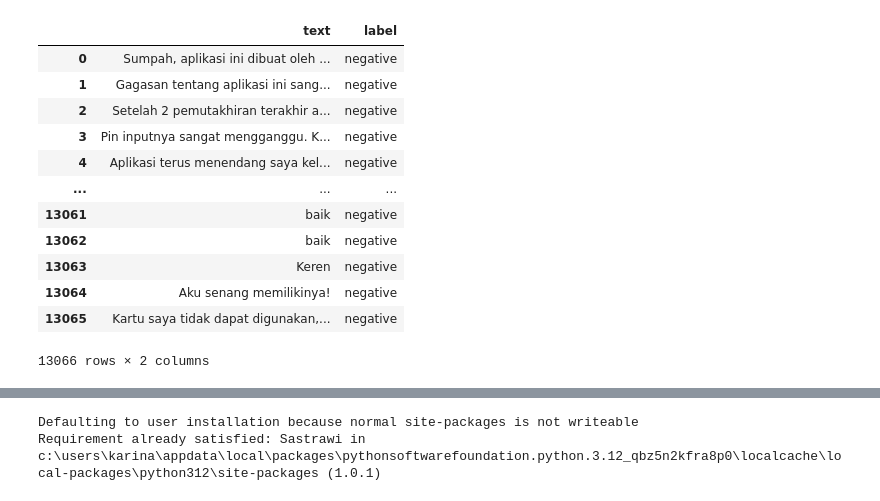
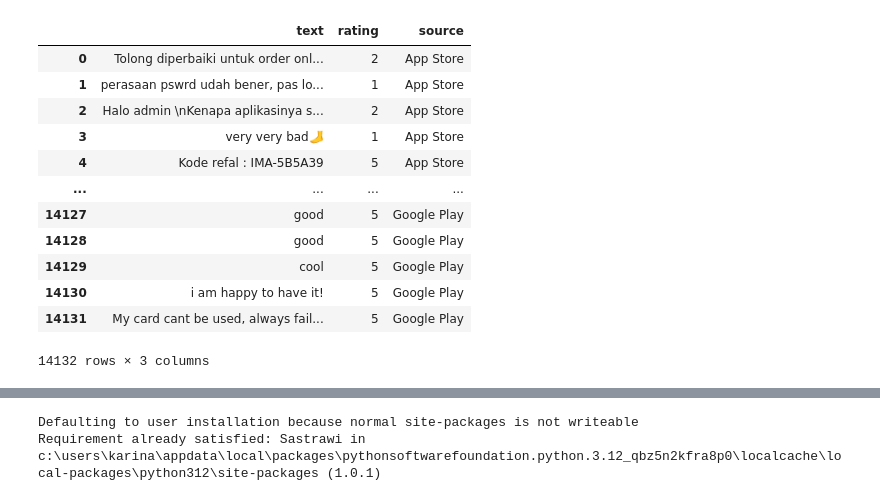
Before and after one commit to alamcahyo/Private_prjct_Alam_coffee, a Jupyter notebook: Skripsi Full/Skripsi_Full.ipynb, the cells around one changed output, grey strips where cells are left out. Saved outputs shown, nothing was run; the diff lists cells and outputs as text; code cells hidden in the pictures.

```diff
--- a/Skripsi Full/Skripsi_Full.ipynb
+++ b/Skripsi Full/Skripsi_Full.ipynb
@@ -26,7 +26,7 @@ import warnings
 warnings.filterwarnings('ignore')
 # %%
 # Loading the dataset
-df = pd.read_csv(r'C:\Users\KARINA\OneDrive\Desktop\Skripsi Alam VS Code\Labelling\Labelling.csv')
+df = pd.read_csv(r'C:\Users\KARINA\OneDrive\Desktop\Skripsi Alam VS Code\Scraping\Scrapping.csv')
 #Let's check the samples of data
 df.head()
 # %% [output]
@@ -39,5 +39,5 @@ df.head()
 # %%
 #Let's drop selected text & text id column
-df = df[['translated_text','sentiment_label']]
+df = df[['review_description','rating','source']]
 df
 # %% [output]
@@ -57,18 +57,17 @@ df
 # %%
-df.rename(columns={'translated_text':'text'}, inplace = True)
-df.rename(columns={'sentiment_label':'label'}, inplace = True)
+df.rename(columns={'review_description':'text'}, inplace = True)
 df
 # %% [output]
-|  | text | label |
-| 0 | Sumpah, aplikasi ini dibuat oleh ... | negative |
-| 1 | Gagasan tentang aplikasi ini sang... | negative |
-| 2 | Setelah 2 pemutakhiran terakhir a... | negative |
-| 3 | Pin inputnya sangat mengganggu. K... | negative |
-| 4 | Aplikasi terus menendang saya kel... | negative |
-| ... | ... | ... |
-| 13061 | baik | negative |
-| 13062 | baik | negative |
-| 13063 | Keren | negative |
-| 13064 | Aku senang memilikinya! | negative |
-| 13065 | Kartu saya tidak dapat digunakan,... | negative |
+|  | text | rating | source |
+| 0 | Tolong diperbaiki untuk order onl... | 2 | App Store |
+| 1 | perasaan pswrd udah bener, pas lo... | 1 | App Store |
+| 2 | Halo admin \nKenapa aplikasinya s... | 2 | App Store |
+| 3 | very very bad🦶 | 1 | App Store |
+| 4 | Kode refal : IMA-5B5A39 | 5 | App Store |
+| ... | ... | ... | ... |
+| 14127 | good | 5 | Google Play |
+| 14128 | good | 5 | Google Play |
+| 14129 | cool | 5 | Google Play |
+| 14130 | i am happy to have it! | 5 | Google Play |
+| 14131 | My card cant be used, always fail... | 5 | Google Play |
-13066 rows × 2 columns
+14132 rows × 3 columns
```
Also changed, not shown: parts of 11 cells of this notebook, 3 other files.
